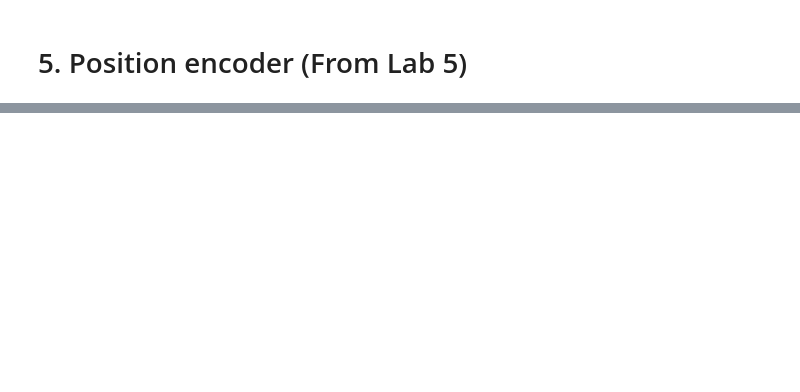
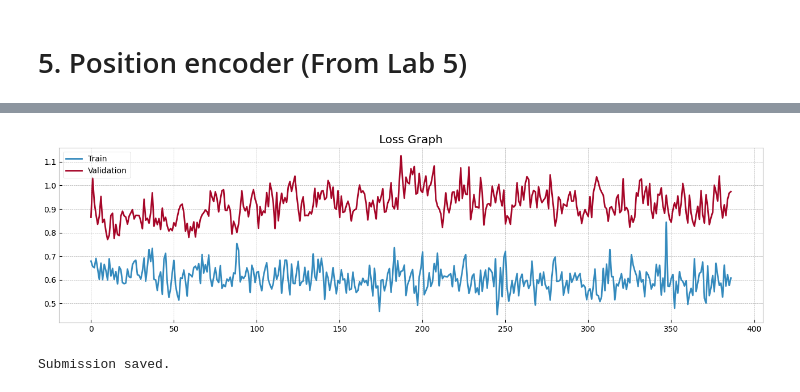
Before and after one commit to matu1003/DLTweets, a Jupyter notebook: baseline.ipynb, the cells around one changed output, grey strips where cells are left out. Cells and saved outputs as stored; diff of their text form; code cells hidden in the pictures; blank space fills up the shorter version.

Commit message:
Implemented positional attention to baseline notebook. Next step is to implement lstm and better encoders

```diff
--- a/baseline.ipynb
+++ b/baseline.ipynb
@@ -160,3 +228,13 @@ Training Dummy (Most Frequent)...
+# %%
+batch_size = 64
+
+trainset = TensorDataset(torch.from_numpy(X_train_vectorized).to(device), torch.from_numpy(y_train).float().to(device))
+testset = TensorDataset(torch.from_numpy(X_test_vectorized).to(device), torch.from_numpy(y_test).float().to(device))
+kaggleset = TensorDataset(torch.from_numpy(X_kaggle_vectorized).to(device))
+
+train_loader = DataLoader(trainset, batch_size=batch_size, shuffle=True)
+test_loader = DataLoader(testset, batch_size=batch_size, shuffle=False)
+test_loader_kaggle = DataLoader(kaggleset, batch_size=batch_size, shuffle=False)
 # %% [markdown]
 # 5. Position encoder (From Lab 5)
 # %%
@@ -251,0 +418,29 @@ class PositionalEncoding(nn.Module):
+# %%
+def plot_losses(history_train_loss, history_val_loss):
+    # Set plotting style
+    #plt.style.use(('dark_background', 'bmh'))
+    plt.style.use('bmh')
+    plt.rc('axes', facecolor='none')
+    plt.rc('figure', figsize=(16, 4))
+
+    # Plotting loss graph
+    plt.plot(history_train_loss, label='Train')
+    plt.plot(history_val_loss, label='Validation')
+    plt.title('Loss Graph')
+    plt.legend()
+    plt.show()
+# %%
+nhid = 128  # hidden dimension
+nlayers = 2  # the number of nn.TransformerEncoderLayer in nn.TransformerEncoder
+nhead = 4  # the number of heads in the multiheadattention models
+dropout = 0.3  # the dropout value
+nclasses = 1
+ntoken = num_words + 2  # size of the vocabulary
+nepochs = 20
+
+model = Model(ntoken, nhead, nhid, nlayers, nclasses, dropout).to(device)
+# Use CrossEntropyLoss for multiclass classification. It expects raw logits and
+# labels as class indices (dtype long, shape (batch,)).
+criterion = nn.BCEWithLogitsLoss()
+lr = 0.001
+optimizer = torch.optim.Adam(model.parameters(), lr=lr)
@@ -251,0 +467,2 @@ class PositionalEncoding(nn.Module):
+# %%
+(train_acc, val_acc, train_loss, val_loss) = train_model(model, optimizer, criterion, nepochs)
@@ -251,0 +487,4 @@ class PositionalEncoding(nn.Module):
+# %%
+plot_losses(train_loss, val_loss)
+# %% [output]
+[figure, added]
@@ -251,0 +517,4 @@ class PositionalEncoding(nn.Module):
+# %%
+save_model(model)
+# %% [output]
+Submission saved.
```
Also changed, not shown: parts of 15 cells of this notebook, 4 other files.
